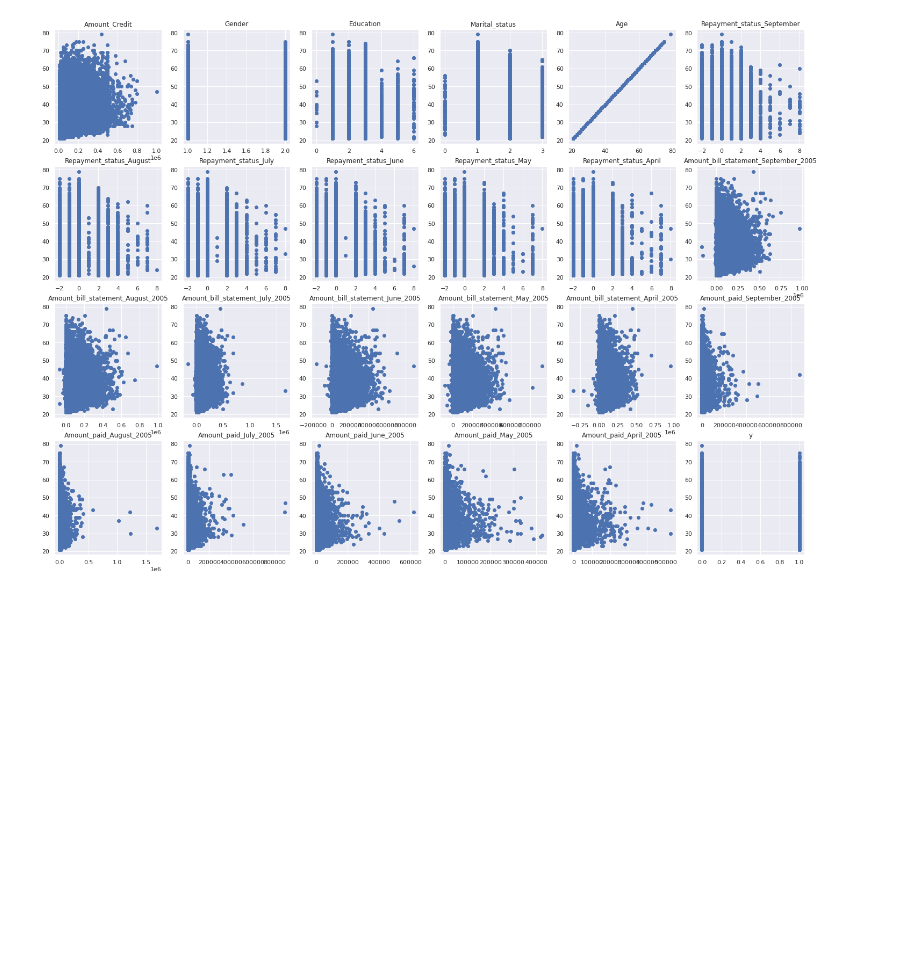
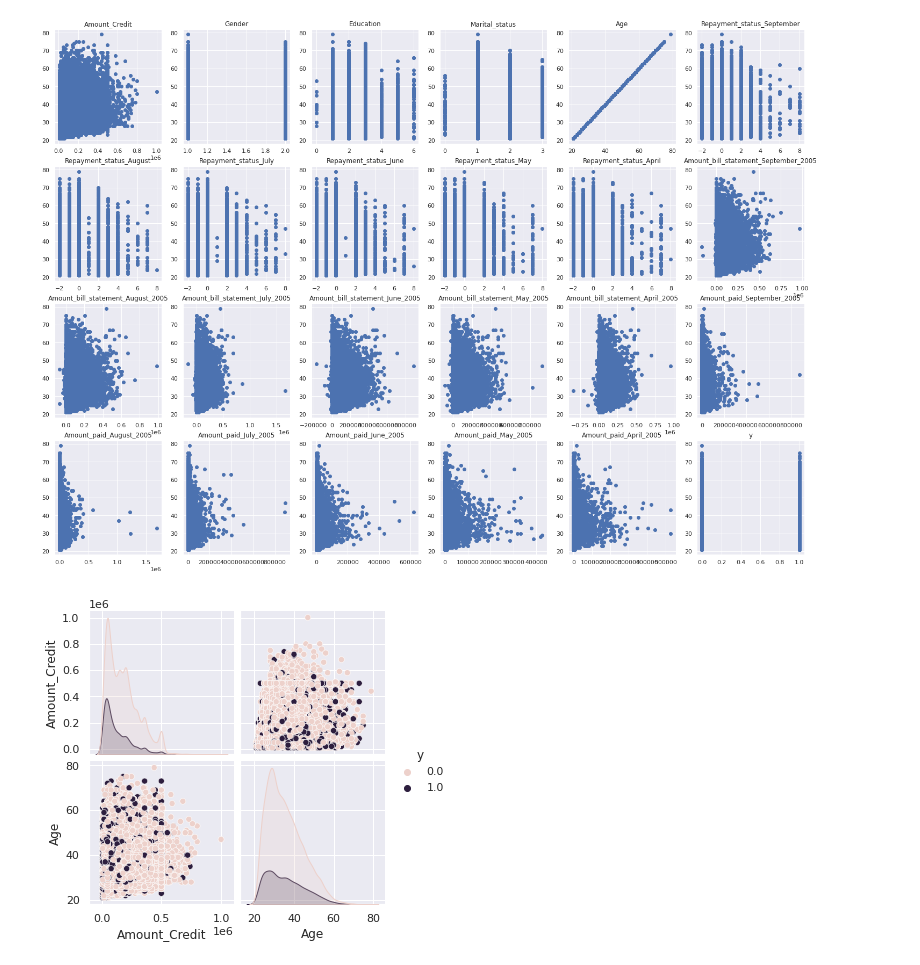
Before and after one commit to PosgradoMNA/actividades-de-aprendizaje-JersonDavidPerezContreras, a Jupyter notebook: Actividad_Semanal_6,_visualización.ipynb, the cells around one changed output. Cells and saved outputs as stored; diff of their text form; code cells hidden in the pictures; blank space fills up the shorter version.

```diff
--- a/Actividad_Semanal_6,_visualización.ipynb
+++ b/Actividad_Semanal_6,_visualización.ipynb
@@ -459,8 +466,11 @@ for i in range(0,6):
 [figure]
 # %%
 ##PairPlot
-df_plot = df_tranform[variables_numericas+['y']].reset_index(drop=True)
-sns.pairplot(df_plot, diag_kind="hist", hue='y')
+
+sns.pairplot(df[['Amount_Credit',"Age","y"	]], diag_kind="kde", hue='y')
+plt.show()
+# %% [output]
+[figure, added]
 # %% [markdown]
 # 10. Interpreta y explica cada uno de los gráficos indicando cuál es la información más relevante que podría ayudar en el proceso de toma de decisiones.
 
```
Also changed, not shown: parts of 2 cells of this notebook.
